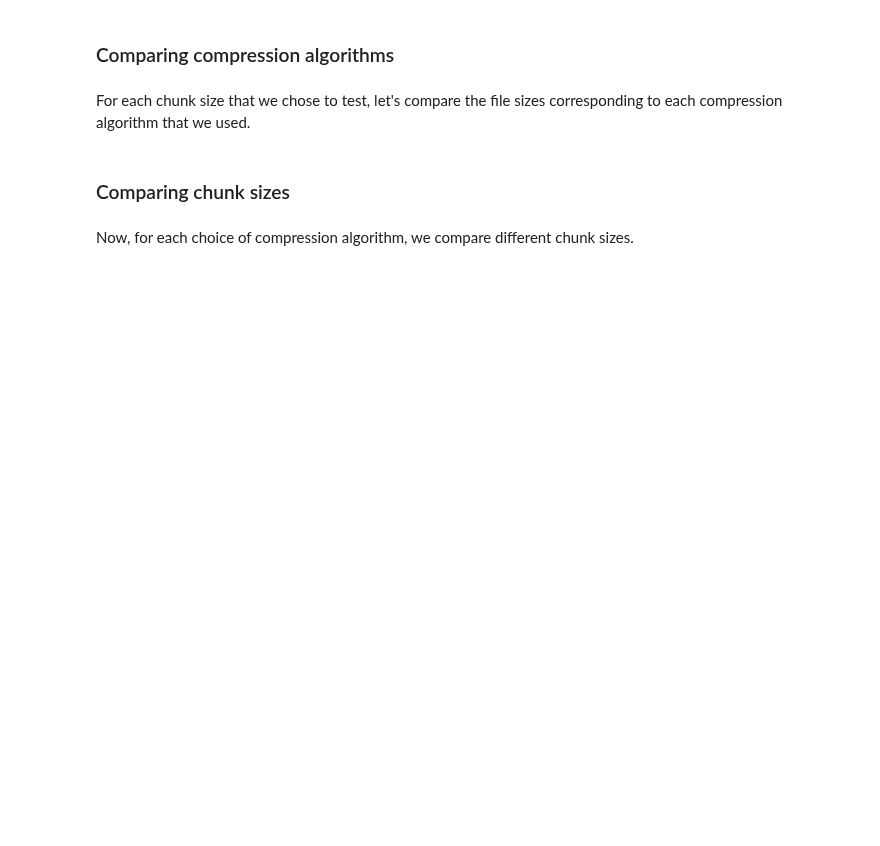
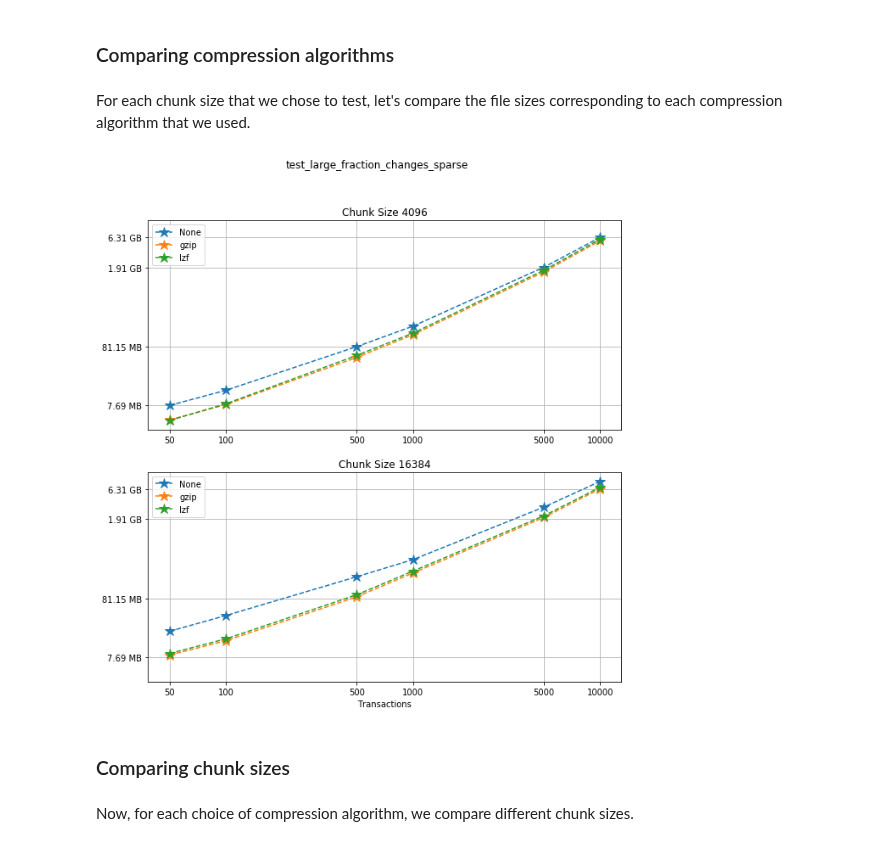
Before and after one commit to deshaw/versioned-hdf5, a Jupyter notebook: analysis/Performance_tests.ipynb, the cells around one changed output. Saved outputs shown, nothing was run; the diff lists cells and outputs as text; code cells hidden in the pictures; blank space fills up the shorter version.

```diff
--- a/analysis/Performance_tests.ipynb
+++ b/analysis/Performance_tests.ipynb
@@ -165,26 +171,30 @@ For each chunk size that we chose to test, let's compare the file sizes correspo
 # %%
 fig, ax = plt.subplots(ncs, figsize=(10,10), sharey=True)
 fig.suptitle(f"{testname}: File sizes")
+
+selected = [0, 2, 4, 5]
 
 for i in range(ncomp):
     start = i*ncs*n
     for j in range(ncs):
         ax[j].loglog(num_transactions[:n],
                      filesizes[start+j*n:start+(j+1)*n],
                      '*--', ms=12,
                      label=f"{compression[start]}")
         ax[j].legend(loc='upper left')
         ax[j].set_title(f"Chunk Size {chunk_sizes[start+j*n]}")
         ax[j].set_xticks(num_transactions[:n])
         ax[j].set_xticklabels(num_transactions[:n])
-        ax[j].set_yticks(filesizes)
-        ax[j].set_yticklabels(sizelabels)
+        ax[j].set_yticks(filesizes[selected])
+        ax[j].set_yticklabels(sizelabels[selected])
         ax[j].grid(True)
         ax[j].minorticks_off()
 
 plt.xlabel("Transactions")
 plt.suptitle(f"{testname}")
 plt.show()
+# %% [output]
+[figure, added]
 # %% [markdown]
 ### Comparing chunk sizes
 # %% [markdown]
```
Also changed, not shown: parts of 27 cells of this notebook, 3 other files.
